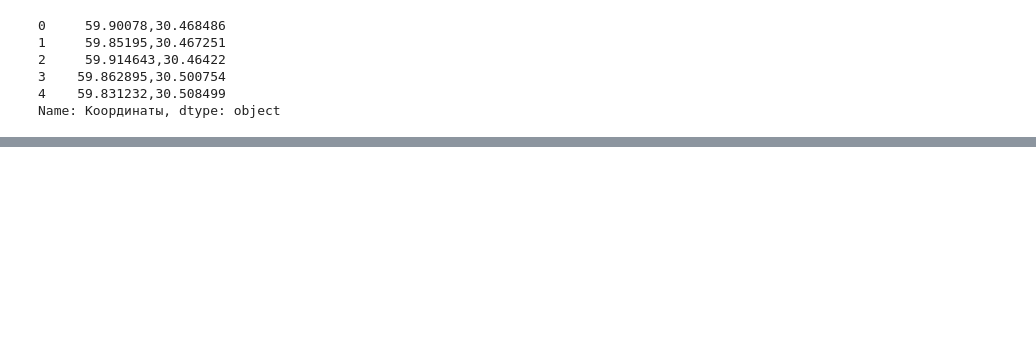
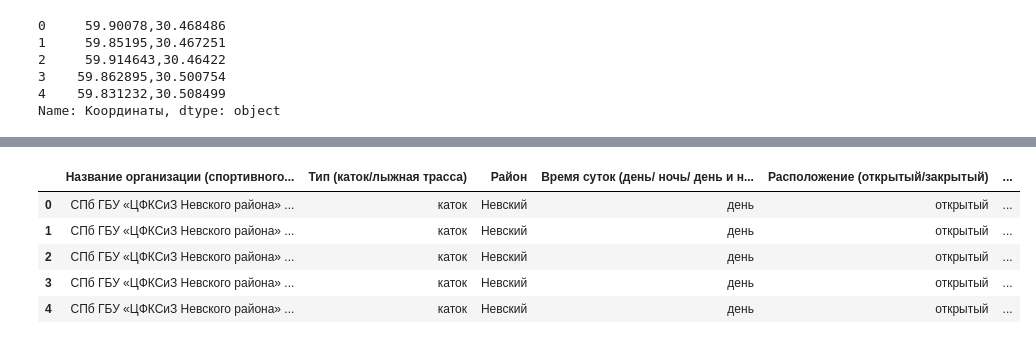
Before and after one commit to andrey010778/Katki, a Jupyter notebook: Processing_clear_all.ipynb, the cells around one changed output, grey strips where cells are left out. Cells and saved outputs as stored; diff of their text form; code cells hidden in the pictures; blank space fills up the shorter version.

```diff
--- a/Processing_clear_all.ipynb
+++ b/Processing_clear_all.ipynb
@@ -138,7 +138,7 @@ df['Наличие камеры хранения (да/нет)'].unique()
 # %% [output]
 array([False,  True])
 # %%
-df.replace({False: "Нет", True: "Да"}, inplace=True)
+df.replace({False: "0", True: "1"}, inplace=True)
 # %%
 df['Наличие камеры хранения (да/нет)'].unique()
 # %% [output]
@@ -233,3 +233,4 @@ df['Тип (каток/лыжная трасса)'].unique()
 array(['каток', 'лыжная трасса', 'горнолыжный склон'], dtype=object)
 # %%
 df['Освещение'].unique()
+df.drop(['Освещение'], axis=1, inplace=True)
@@ -411,4 +399,4 @@ df.head()
 | 3 | СПб ГБУ «ЦФКСиЗ Невского района» ... | каток | г. Санкт-Петербург, Октябрьская н... | 59.862895,30.500754 | Невский | день | ... |
 | 4 | СПб ГБУ «ЦФКСиЗ Невского района» ... | каток | г. Санкт-Петербург, Прибрежная ул... | 59.831232,30.508499 | Невский | день | ... |
 # %%
-df.drop(['Координаты'], axis=1, inplace=True)
+df.drop(['Координаты', 'Адрес'], axis=1, inplace=True)
@@ -414,0 +425,9 @@ df.drop(['Координаты'], axis=1, inplace=True)
+# %%
+df.head()
+# %% [output]
+|  | Название организации (спортивного... | Тип (каток/лыжная трасса) | Район | Время суток (день/ ночь/ день и н... | Расположение (открытый/закрытый) | ... |
+| 0 | СПб ГБУ «ЦФКСиЗ Невского района» ... | каток | Невский | день | открытый | ... |
+| 1 | СПб ГБУ «ЦФКСиЗ Невского района» ... | каток | Невский | день | открытый | ... |
+| 2 | СПб ГБУ «ЦФКСиЗ Невского района» ... | каток | Невский | день | открытый | ... |
+| 3 | СПб ГБУ «ЦФКСиЗ Невского района» ... | каток | Невский | день | открытый | ... |
+| 4 | СПб ГБУ «ЦФКСиЗ Невского района» ... | каток | Невский | день | открытый | ... |
```
Also changed, not shown: parts of 14 cells of this notebook.
